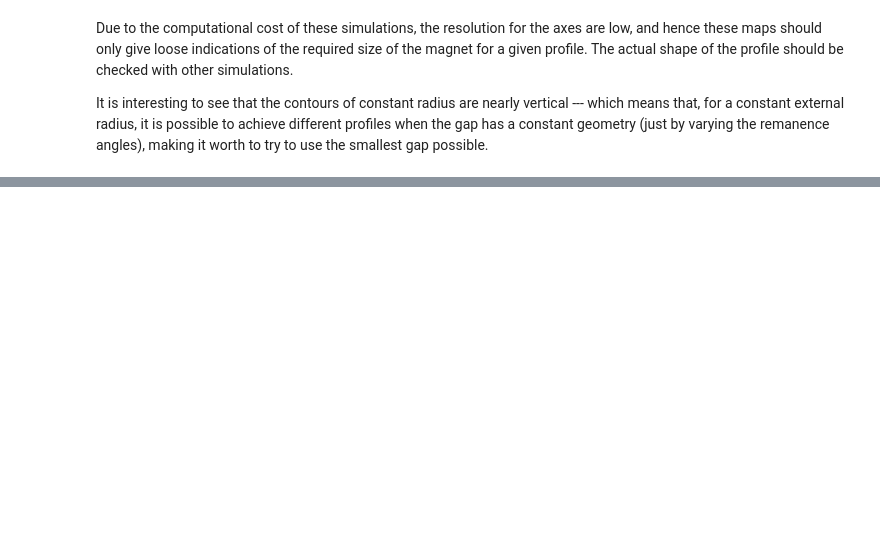
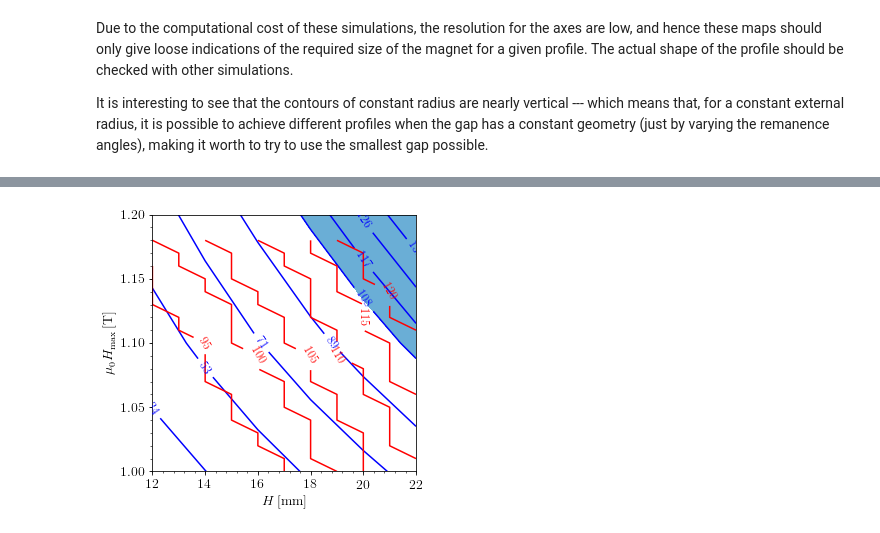
Before and after one commit to GabrielNandi/Gabriel-Garcia-Nandi, a Jupyter notebook: Choosing the profile and dimensions.ipynb, the cells around one changed output, grey strips where cells are left out. Cells and saved outputs as stored; diff of their text form; code cells hidden in the pictures; blank space fills up the shorter version.

```diff
--- a/Choosing the profile and dimensions.ipynb
+++ b/Choosing the profile and dimensions.ipynb
@@ -278,0 +366,42 @@ It is interesting to see that the contours of constant radius are nearly vertica
+# %%
+def get_Rs_map_vectors(R_o,phi_S):
+    """
+    Return (h_gap, B_max, R_s) as arrays to be plotted with contourf,
+    from the results file for 'R_o' (in mm), selecting only the rows
+    with dividing angle 'phi_S' [deg]
+    """
+
+    filename = "map_Rs_Ro_%d.txt" %(R_o,)
+
+    file_path = Path(filename)
+
+    # read the parameters at the header of the file,
+    # to extract the number of segments and format the table
+    with file_path.open() as f:
+        flines = f.readlines()
+
+    params = eval("".join(flines[0:DICT_LINES]))
+
+    n = params["n_II"] + params["n_IV"]
+
+    # parse the results file
+    column_names = ["phi_S[deg]",
+                   "h_gap[mm]",
+                   "B_max[T]",
+                    "R_s[mm]",
+                   "K[]"]
+
+    map_table = pd.read_csv(filename,sep='\t',skiprows=DICT_LINES,names=column_names,header=0)
+
+    map_table = filter_table_from_column(map_table,'phi_S[deg]',phi_S)
+
+    # tip to use pivot from
+    # https://stackoverflow.com/questions/24032282/create-contour-plot-from-pandas-groupby-dataframe
+    mp = map_table.pivot('B_max[T]','h_gap[mm]','R_s[mm]')
+
+    X=mp.columns.values
+    Y=mp.index.values
+    R_s=mp.values
+    h_gap, B_max =np.meshgrid(X, Y)
+
+    return (h_gap,B_max,R_s)
@@ -278,0 +519,4 @@ It is interesting to see that the contours of constant radius are nearly vertica
+# %%
+fig_list_slope2D_35K = plot_Qc_and_Rs_contour()
+# %% [output]
+[figure, added]
```
Also changed, not shown: parts of 19 cells of this notebook, 5 other files.
